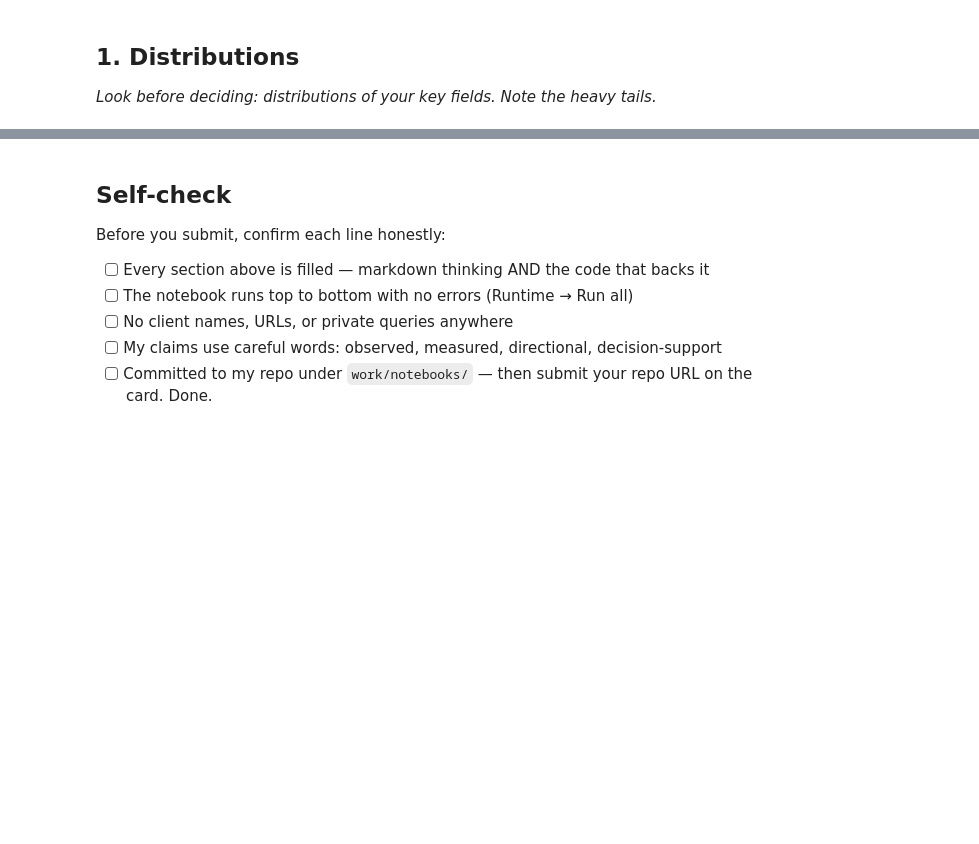
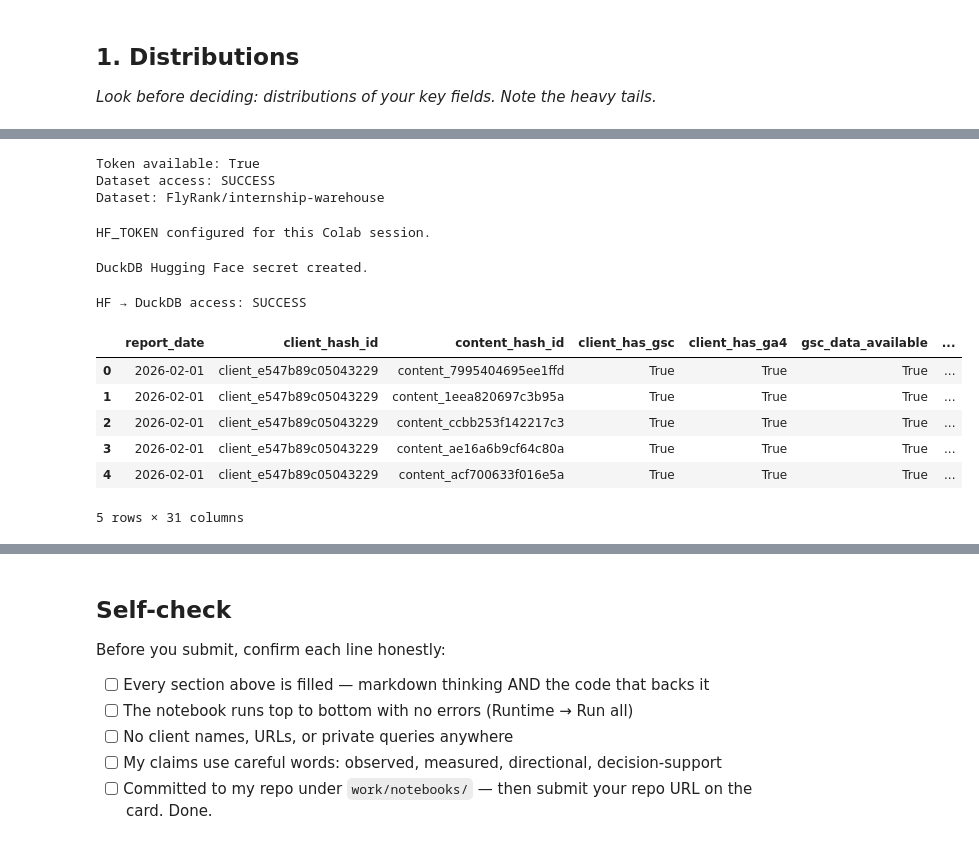
Before and after one commit to Shakir-j/flyrank-internship-ml, a Jupyter notebook: work/notebooks/w04_signal_audit.ipynb, the cells around one changed output, grey strips where cells are left out. Saved outputs shown, nothing was run; the diff lists cells and outputs as text; code cells hidden in the pictures; blank space fills up the shorter version.

```diff
--- a/work/notebooks/w04_signal_audit.ipynb
+++ b/work/notebooks/w04_signal_audit.ipynb
@@ -12,0 +27,74 @@ This skeleton is yours to fill. Work the sections **in order** — each one has
+# %%
+from huggingface_hub import HfApi, get_token
+
+token = get_token()
+
+print("Token available:", token is not None)
+
+api = HfApi(token=token)
+
+try:
+    info = api.repo_info(
+        repo_id="FlyRank/internship-warehouse",
+        repo_type="dataset"
+    )
+    print("Dataset access: SUCCESS")
+    print("Dataset:", info.id)
+
+except Exception as e:
+    print("Dataset access: FAILED")
+    print(type(e).__name__)
+    print(str(e))
+# %% [output]
+Token available: True
+Dataset access: SUCCESS
+Dataset: FlyRank/internship-warehouse
+# %%
+import os
+from huggingface_hub import get_token
+
+token = get_token()
+
+if token is None:
+    raise RuntimeError("Hugging Face token not found.")
+
+os.environ["HF_TOKEN"] = token
+
+print("HF_TOKEN configured for this Colab session.")
+# %% [output]
+HF_TOKEN configured for this Colab session.
+# %%
+import duckdb
+
+con = duckdb.connect()
+
+con.execute("""
+CREATE SECRET hf_token (
+    TYPE HUGGINGFACE,
+    PROVIDER credential_chain
+)
+""")
+
+print("DuckDB Hugging Face secret created.")
+# %% [output]
+DuckDB Hugging Face secret created.
+# %%
+test = con.sql("""
+SELECT *
+FROM read_parquet(
+    'hf://datasets/FlyRank/internship-warehouse/fact_content_daily_performance/month=2026-02/*.parquet'
+)
+LIMIT 5
+""").df()
+
+print("HF → DuckDB access: SUCCESS")
+test
+# %% [output]
+HF → DuckDB access: SUCCESS
+|  | report_date | client_hash_id | content_hash_id | client_has_gsc | client_has_ga4 | gsc_data_available | ... |
+| 0 | 2026-02-01 | client_e547b89c05043229 | content_7995404695ee1ffd | True | True | True | ... |
+| 1 | 2026-02-01 | client_e547b89c05043229 | content_1eea820697c3b95a | True | True | True | ... |
+| 2 | 2026-02-01 | client_e547b89c05043229 | content_ccbb253f142217c3 | True | True | True | ... |
+| 3 | 2026-02-01 | client_e547b89c05043229 | content_ae16a6b9cf64c80a | True | True | True | ... |
+| 4 | 2026-02-01 | client_e547b89c05043229 | content_acf700633f016e5a | True | True | True | ... |
+5 rows × 31 columns
```
Also changed, not shown: parts of 17 cells of this notebook.
